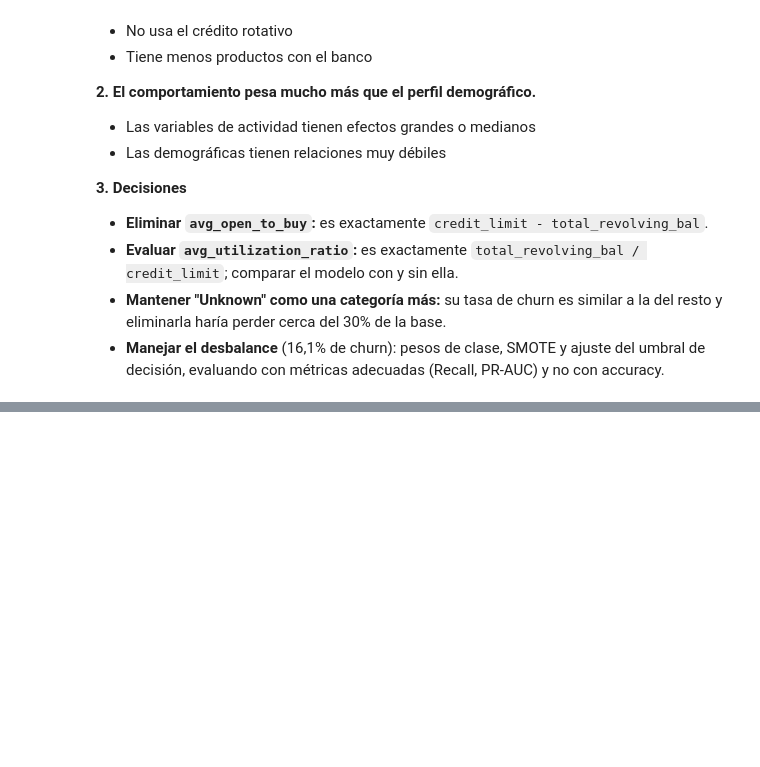
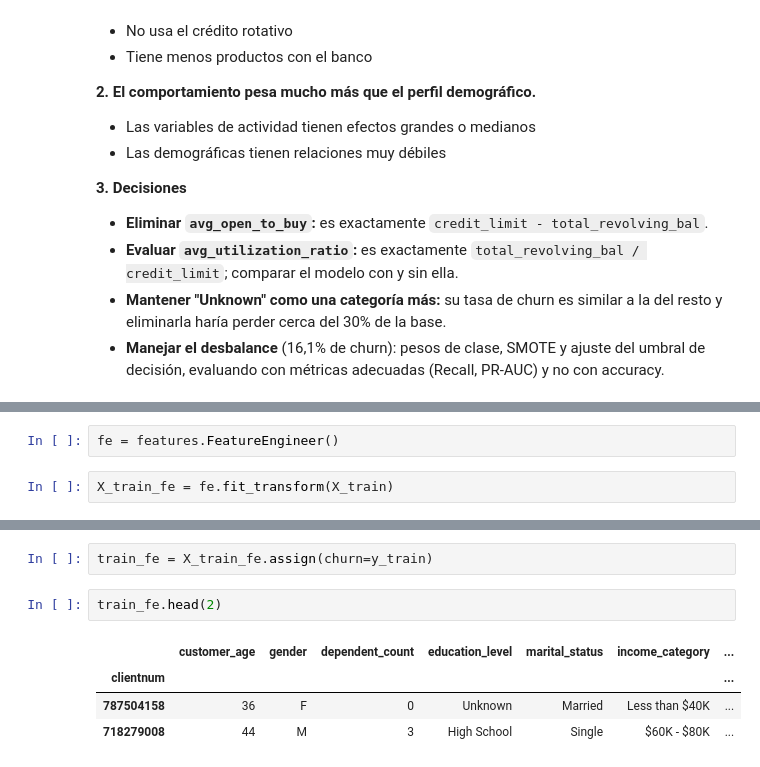
Before and after one commit to crissebasbol/bank_churn_prediction, a Jupyter notebook: notebooks/churn_analysis.ipynb, the cells around one changed output, grey strips where cells are left out. Drawn from its saved outputs; the diff is of its cells as text; blank space fills up the shorter version.

```diff
--- a/notebooks/churn_analysis.ipynb
+++ b/notebooks/churn_analysis.ipynb
@@ -459,0 +490,4 @@ Comparado con el que se queda, el cliente que hace churn:
+# %%
+fe = features.FeatureEngineer()
+# %%
+X_train_fe = fe.fit_transform(X_train)
@@ -459,0 +502,9 @@ Comparado con el que se queda, el cliente que hace churn:
+# %%
+train_fe = X_train_fe.assign(churn=y_train)
+# %%
+train_fe.head(2)
+# %% [output]
+|  | customer_age | gender | dependent_count | education_level | marital_status | income_category | ... |
+| clientnum |  |  |  |  |  |  | ... |
+| 787504158 | 36 | F | 0 | Unknown | Married | Less than $40K | ... |
+| 718279008 | 44 | M | 3 | High School | Single | $60K - $80K | ... |
```
Also changed, not shown: parts of 24 cells of this notebook, 8 other files.
